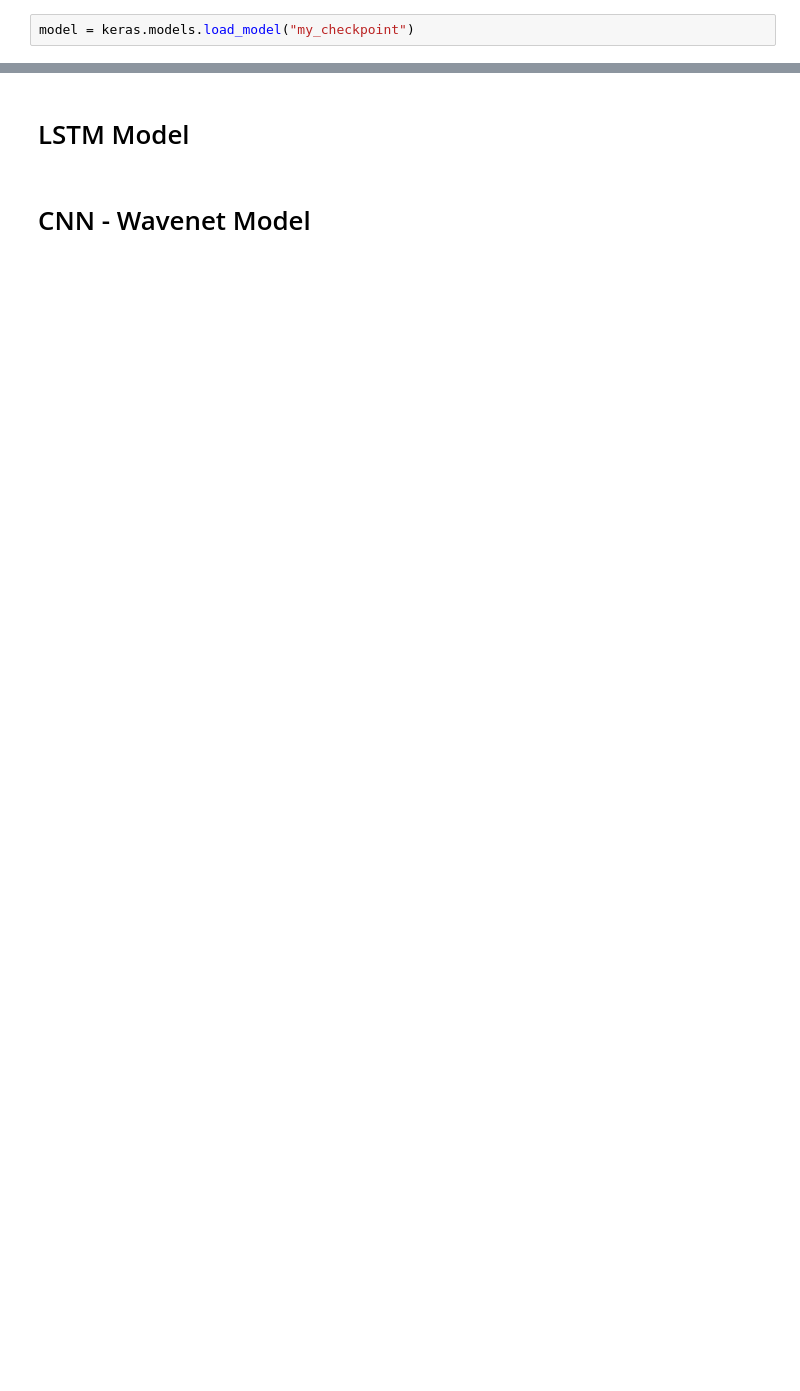
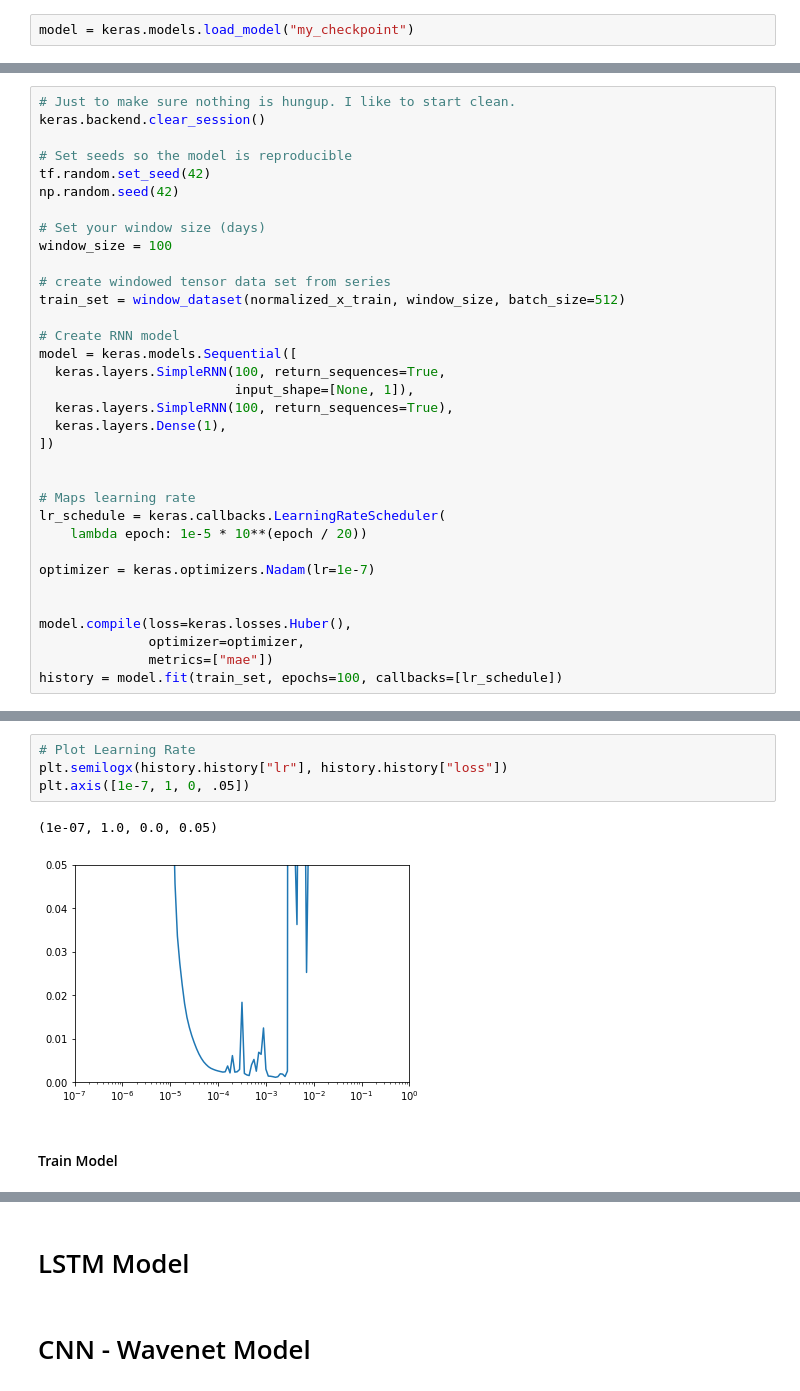
Before and after one commit to bsamaha/SPY-Time-Series-Predictions, a Jupyter notebook: Time Series Forecasting of ETFs.ipynb, the cells around one changed output, grey strips where cells are left out. Cells and saved outputs as stored; diff of their text form; blank space fills up the shorter version.

```diff
--- a/Time Series Forecasting of ETFs.ipynb
+++ b/Time Series Forecasting of ETFs.ipynb
@@ -774,0 +794,34 @@ sns.distplot(rnn_preds)
+# %%
+# Just to make sure nothing is hungup. I like to start clean.
+keras.backend.clear_session()
+
+# Set seeds so the model is reproducible
+tf.random.set_seed(42)
+np.random.seed(42)
+
+# Set your window size (days)
+window_size = 100
+
+# create windowed tensor data set from series
+train_set = window_dataset(normalized_x_train, window_size, batch_size=512)
+
+# Create RNN model
+model = keras.models.Sequential([
+  keras.layers.SimpleRNN(100, return_sequences=True,
+                         input_shape=[None, 1]),
+  keras.layers.SimpleRNN(100, return_sequences=True),
+  keras.layers.Dense(1),
+])
+
+
+# Maps learning rate
+lr_schedule = keras.callbacks.LearningRateScheduler(
+    lambda epoch: 1e-5 * 10**(epoch / 20))
+
+optimizer = keras.optimizers.Nadam(lr=1e-7)
+
+
+model.compile(loss=keras.losses.Huber(),
+              optimizer=optimizer,
+              metrics=["mae"])
+history = model.fit(train_set, epochs=100, callbacks=[lr_schedule])
@@ -774,0 +846,9 @@ sns.distplot(rnn_preds)
+# %%
+# Plot Learning Rate
+plt.semilogx(history.history["lr"], history.history["loss"])
+plt.axis([1e-7, 1, 0, .05])
+# %% [output]
+(1e-07, 1.0, 0.0, 0.05)
+[figure, added]
+# %% [markdown]
+#### Train Model
```
Also changed, not shown: parts of 42 cells of this notebook, 4 other files.
